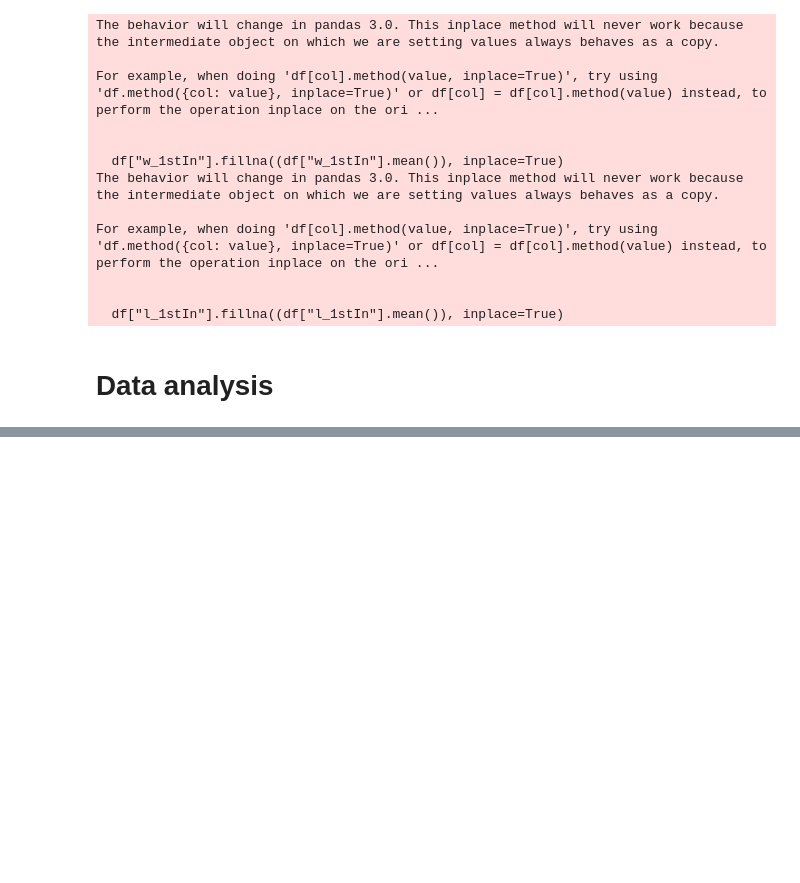
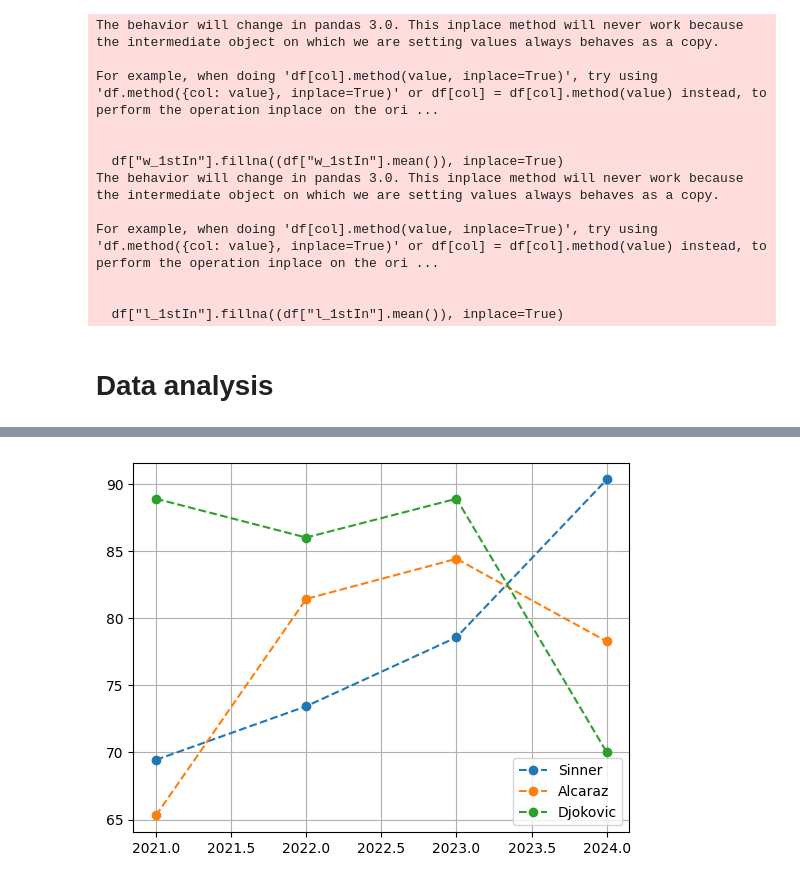
Before and after one commit to Matteo294/ATP-analysis, a Jupyter notebook: analysis.ipynb, the cells around one changed output, grey strips where cells are left out. Saved outputs shown, nothing was run; the diff lists cells and outputs as text; code cells hidden in the pictures; blank space fills up the shorter version.

```diff
--- a/analysis.ipynb
+++ b/analysis.ipynb
@@ -84,3 +65,54 @@ Number of entries: 191
+# %%
+data_w_2021 = data_w_sinner.loc[data_w_sinner["year"] == 2021]
+data_w_2022 = data_w_sinner.loc[data_w_sinner["year"] == 2022]
+data_w_2023 = data_w_sinner.loc[data_w_sinner["year"] == 2023]
+data_w_2024 = data_w_sinner.loc[data_w_sinner["year"] == 2024]
+data_l_2021 = data_l_sinner.loc[data_l_sinner["year"] == 2021]
+data_l_2022 = data_l_sinner.loc[data_l_sinner["year"] == 2022]
+data_l_2023 = data_l_sinner.loc[data_l_sinner["year"] == 2023]
+data_l_2024 = data_l_sinner.loc[data_l_sinner["year"] == 2024]
+winrate = []
+winrate.append(data_w_2021.shape[0] / (data_w_2021.shape[0] + data_l_2021.shape[0]) * 100)
+winrate.append(data_w_2022.shape[0] / (data_w_2022.shape[0] + data_l_2022.shape[0]) * 100)
+winrate.append(data_w_2023.shape[0] / (data_w_2023.shape[0] + data_l_2023.shape[0]) * 100)
+winrate.append(data_w_2024.shape[0] / (data_w_2024.shape[0] + data_l_2024.shape[0]) * 100)
+plt.plot(range(2021, 2025), winrate, 'o--', label="Sinner")
+
+data_w_2021 = data_w_alcaraz.loc[data_w_alcaraz["year"] == 2021]
+data_w_2022 = data_w_alcaraz.loc[data_w_alcaraz["year"] == 2022]
+data_w_2023 = data_w_alcaraz.loc[data_w_alcaraz["year"] == 2023]
+data_w_2024 = data_w_alcaraz.loc[data_w_alcaraz["year"] == 2024]
+data_l_2021 = data_l_alcaraz.loc[data_l_alcaraz["year"] == 2021]
+data_l_2022 = data_l_alcaraz.loc[data_l_alcaraz["year"] == 2022]
+data_l_2023 = data_l_alcaraz.loc[data_l_alcaraz["year"] == 2023]
+data_l_2024 = data_l_alcaraz.loc[data_l_alcaraz["year"] == 2024]
+winrate = []
+winrate.append(data_w_2021.shape[0] / (data_w_2021.shape[0] + data_l_2021.shape[0]) * 100)
+winrate.append(data_w_2022.shape[0] / (data_w_2022.shape[0] + data_l_2022.shape[0]) * 100)
+winrate.append(data_w_2023.shape[0] / (data_w_2023.shape[0] + data_l_2023.shape[0]) * 100)
+winrate.append(data_w_2024.shape[0] / (data_w_2024.shape[0] + data_l_2024.shape[0]) * 100)
+plt.plot(range(2021, 2025), winrate, 'o--', label="Alcaraz")
+
+data_w_2021 = data_w_djokovic.loc[data_w_djokovic["year"] == 2021]
+data_w_2022 = data_w_djokovic.loc[data_w_djokovic["year"] == 2022]
+data_w_2023 = data_w_djokovic.loc[data_w_djokovic["year"] == 2023]
+data_w_2024 = data_w_djokovic.loc[data_w_djokovic["year"] == 2024]
+data_l_2021 = data_l_djokovic.loc[data_l_djokovic["year"] == 2021]
+data_l_2022 = data_l_djokovic.loc[data_l_djokovic["year"] == 2022]
+data_l_2023 = data_l_djokovic.loc[data_l_djokovic["year"] == 2023]
+data_l_2024 = data_l_djokovic.loc[data_l_djokovic["year"] == 2024]
+winrate = []
+winrate.append(data_w_2021.shape[0] / (data_w_2021.shape[0] + data_l_2021.shape[0]) * 100)
+winrate.append(data_w_2022.shape[0] / (data_w_2022.shape[0] + data_l_2022.shape[0]) * 100)
+winrate.append(data_w_2023.shape[0] / (data_w_2023.shape[0] + data_l_2023.shape[0]) * 100)
+winrate.append(data_w_2024.shape[0] / (data_w_2024.shape[0] + data_l_2024.shape[0]) * 100)
+plt.plot(range(2021, 2025), winrate, 'o--', label="Djokovic")
+
+plt.legend()
+plt.grid()
+plt.show()
+# %% [output]
+[figure, added]
 # %%
 '''yvals = list(data_w["w_1stIn"])
 yvals = yvals + list(data_l["l_1stIn"])
```
Also changed, not shown: parts of 4 cells of this notebook.
